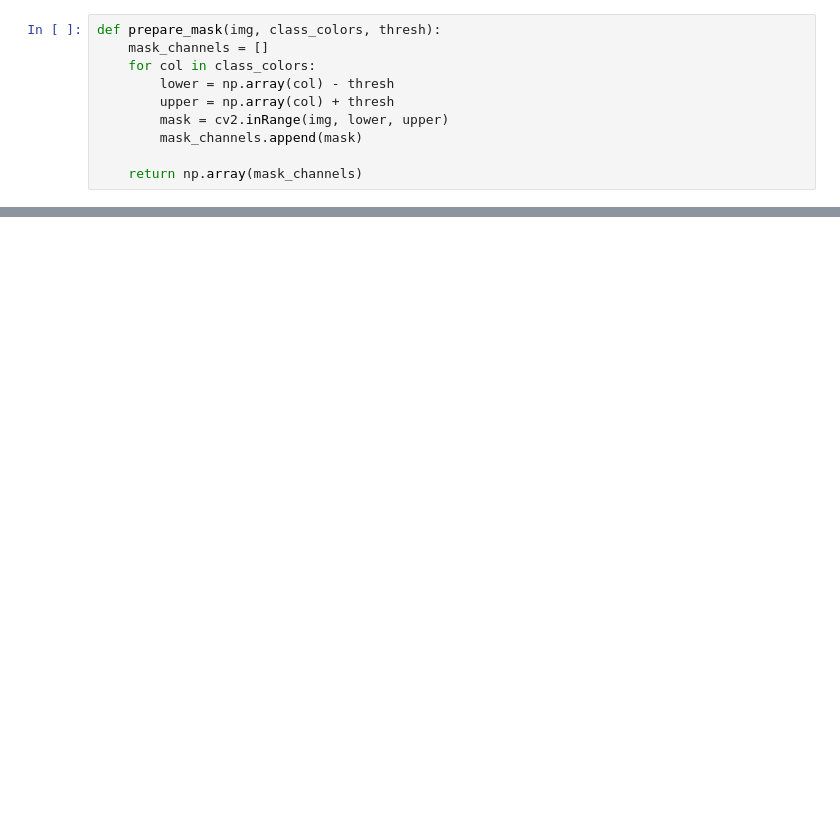
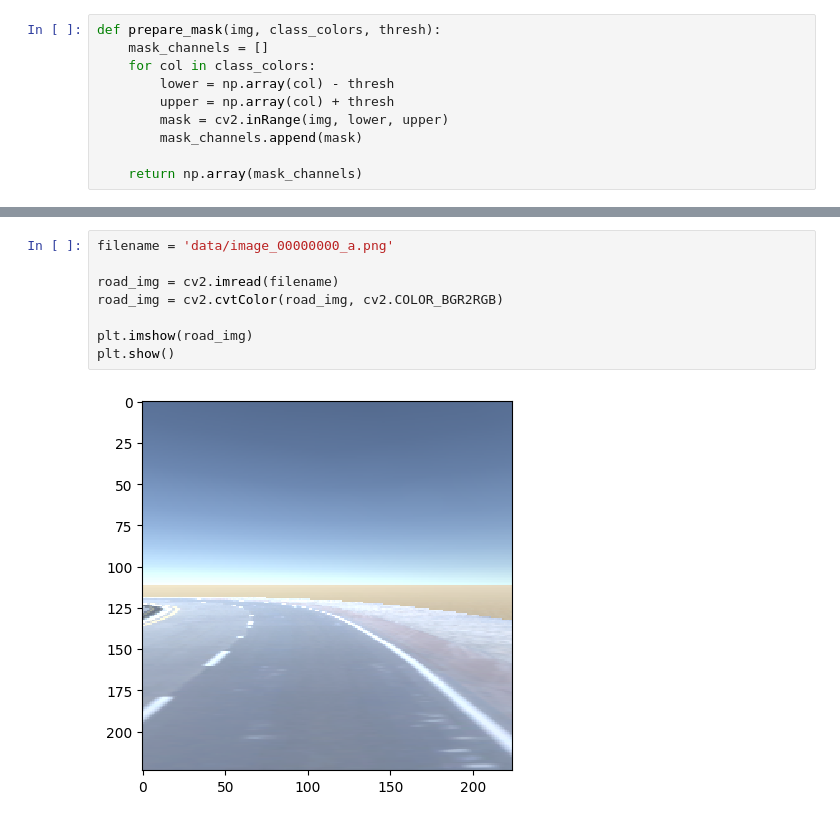
Before and after one commit to leedaga/KerasSemSeg, a Jupyter notebook: Tuning_Mask.ipynb, the cells around one changed output, grey strips where cells are left out. Cells and saved outputs as stored; diff of their text form; blank space fills up the shorter version.

```diff
--- a/Tuning_Mask.ipynb
+++ b/Tuning_Mask.ipynb
@@ -47,0 +48,10 @@ plt.show()
+# %%
+filename = 'data/image_00000000_a.png'
+
+road_img = cv2.imread(filename)
+road_img = cv2.cvtColor(road_img, cv2.COLOR_BGR2RGB)
+
+plt.imshow(road_img)
+plt.show()
+# %% [output]
+[figure, added]
```
Also changed, not shown: parts of 6 cells of this notebook, 11 other files.
